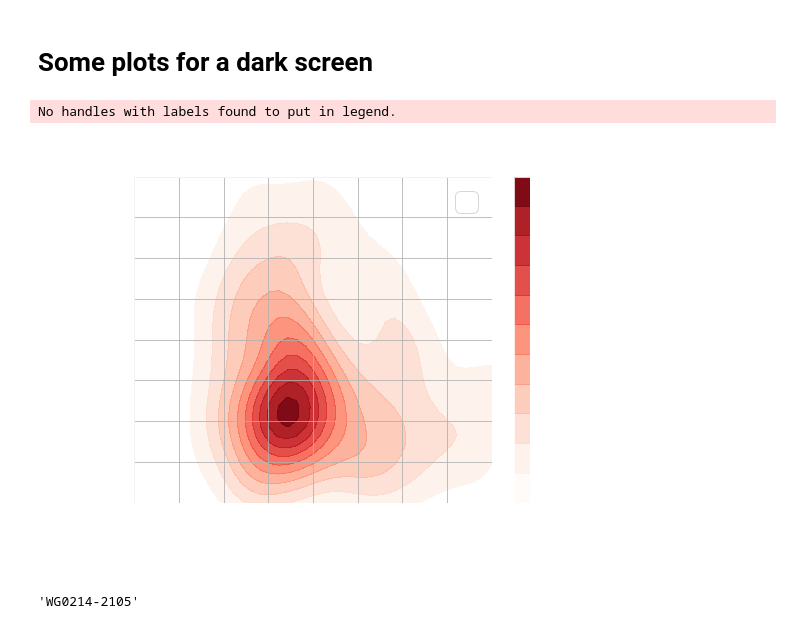
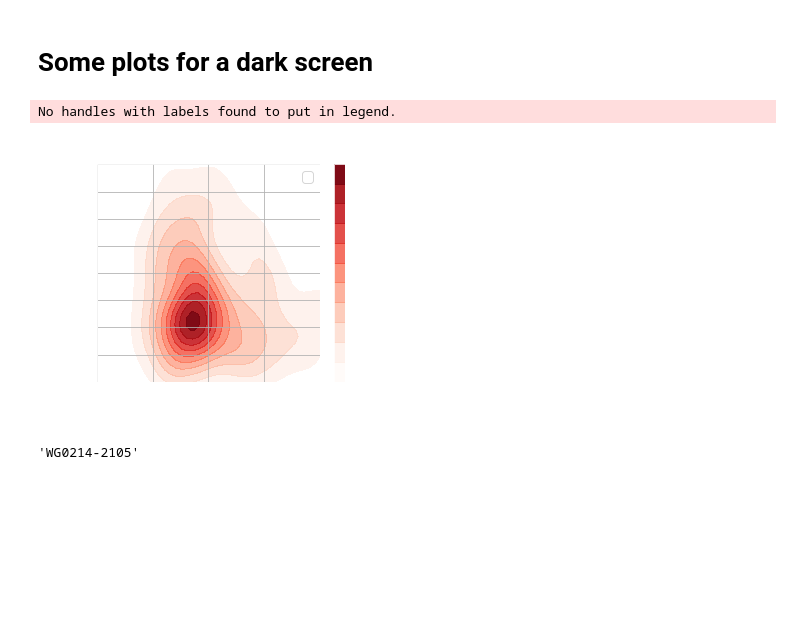
Before and after one commit to bombrun/GaiaLQSO, a Jupyter notebook: notebooks/GQLdatabase/1-xmtach-DR2.ipynb, the cells around one changed output. Cells and saved outputs as stored; diff of their text form; code cells hidden in the pictures; blank space fills up the shorter version.

```diff
--- a/notebooks/GQLdatabase/1-xmtach-DR2.ipynb
+++ b/notebooks/GQLdatabase/1-xmtach-DR2.ipynb
@@ -546,36 +554,36 @@ s = plotGaiaLense(d,qso_names[36])
 # %%
 s = d5[(d5.mu_over_error<10) & (d5.parallax_over_error<10)]
 import matplotlib.colors as cols
 def alpha_cmap(cmap):
     my_cmap = cmap(np.arange(cmap.N))
     x = np.linspace(0, 1, cmap.N)
     my_cmap[:,-1] = x ** (0.5)
     my_cmap = cols.ListedColormap(my_cmap)
     return my_cmap
 
 with plt.rc_context({'axes.edgecolor':'white',
                      'text.color':'white',
                      'axes.labelcolor':'white',
                      'xtick.color':'white',
                      'ytick.color':'white',
-                     'figure.facecolor':'white',
-                     'font.size':28}):
-    fig = plt.figure(figsize=(8,6))
+                     'figure.figsize':(5,4),
+                     'font.size':14}):
+    fig = plt.figure()
     sns.kdeplot(s.separation,s.mu_over_error,
                 cmap=alpha_cmap(plt.cm.Reds),n_levels=10,
                 cbar_kws={'label': 'density'},cbar=True,
                 shade=True, shade_lowest=False)
     plt.title("GLQ database")
     plt.xlabel("separation ['']")
     plt.ylabel("$\mu \, / \, \sigma_\mu$")
     plt.legend()
     plt.xlim(0,4)
     plt.ylim(0,4)
     plt.grid()
-    fig.savefig('GLQdb.png', transparent=True)
+    fig.savefig('GLQdb.png', transparent=True,bbox_inches = "tight")
 # %% [output]
 No handles with labels found to put in legend.
-[figure, old version]
+[figure, new version]
 # %%
 qso_names[34]
 # %% [output]
```
Also changed, not shown: parts of 9 cells of this notebook, 1 other file.
